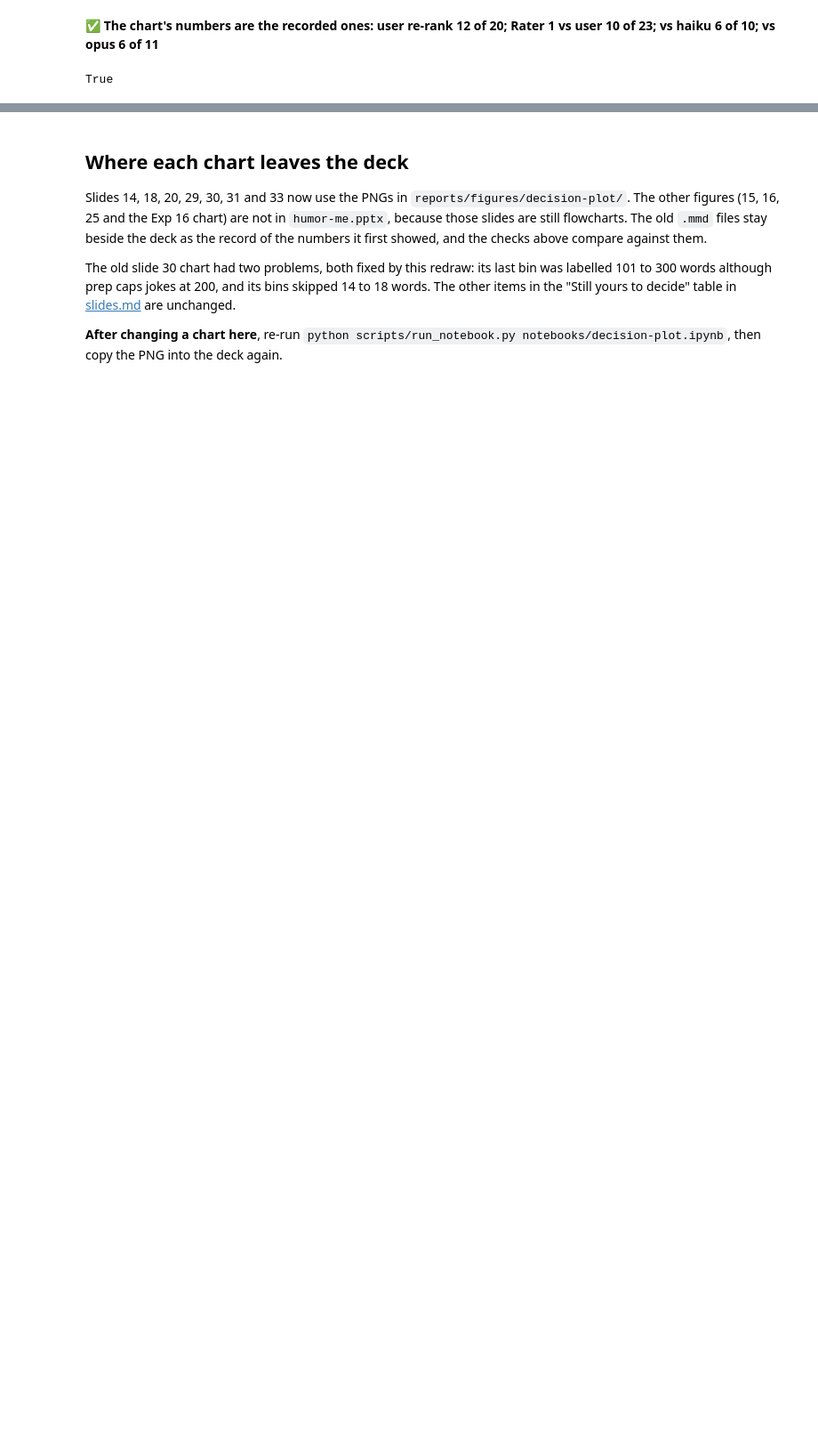
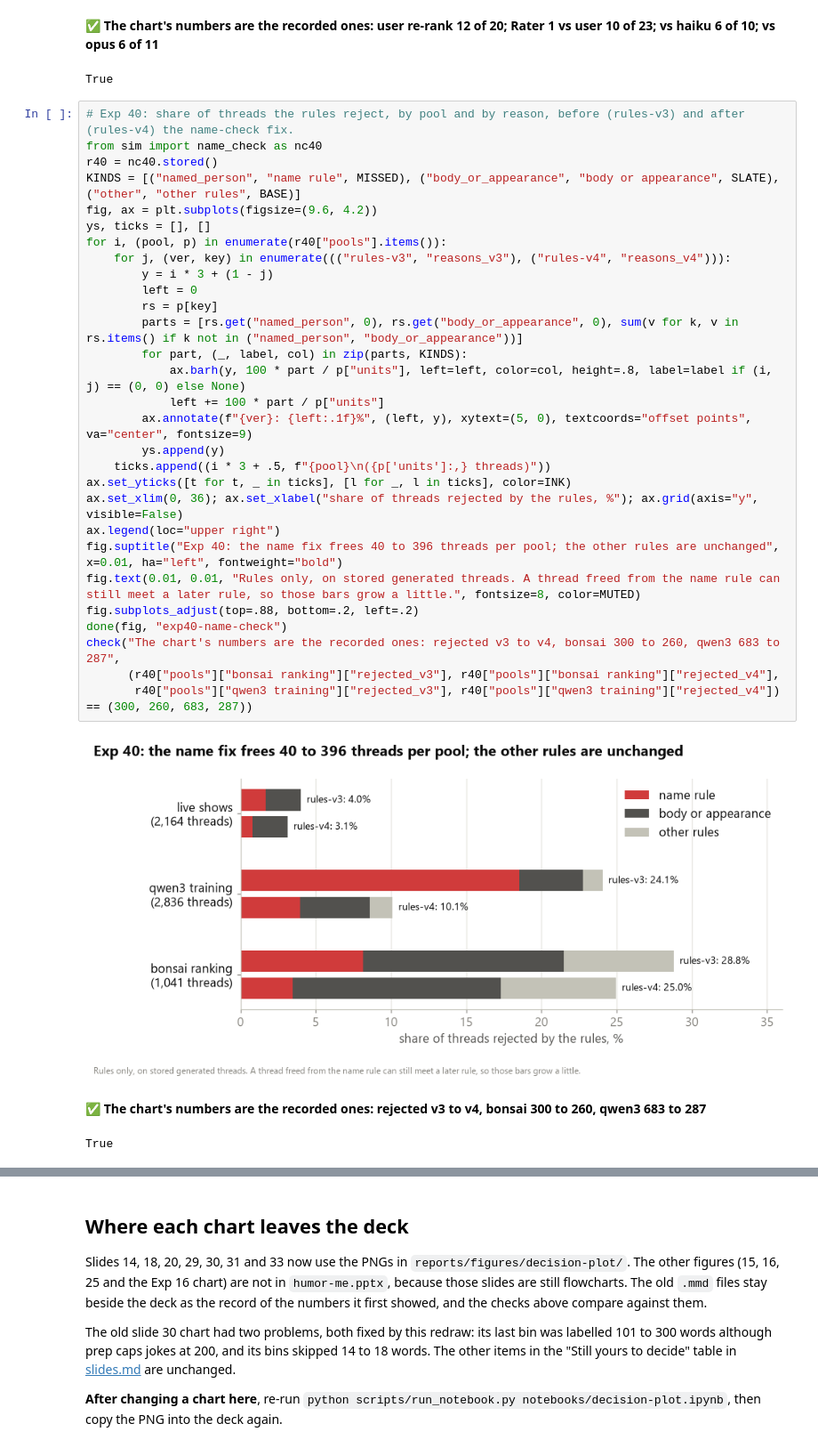
Before and after one commit to supriya-kotturu/humor-me, a Jupyter notebook: notebooks/decision-plot.ipynb, the cells around one changed output, grey strips where cells are left out. Shown at 89% size. Saved outputs shown, nothing was run; the diff lists cells and outputs as text; blank space fills up the shorter version.

```diff
--- a/notebooks/decision-plot.ipynb
+++ b/notebooks/decision-plot.ipynb
@@ -1275,6 +1275,39 @@ check("The chart's numbers are the recorded ones: user re-rank 12 of 20; Rater 1
 [figure]
 ✅ **The chart's numbers are the recorded ones: user re-rank 12 of 20; Rater 1 vs user 10 of 23; vs haiku 6 of 10; vs opus 6 of 11**
 True
+# %%
+# Exp 40: share of threads the rules reject, by pool and by reason, before (rules-v3) and after (rules-v4) the name-check fix.
+from sim import name_check as nc40
+r40 = nc40.stored()
+KINDS = [("named_person", "name rule", MISSED), ("body_or_appearance", "body or appearance", SLATE), ("other", "other rules", BASE)]
+fig, ax = plt.subplots(figsize=(9.6, 4.2))
+ys, ticks = [], []
+for i, (pool, p) in enumerate(r40["pools"].items()):
+    for j, (ver, key) in enumerate((("rules-v3", "reasons_v3"), ("rules-v4", "reasons_v4"))):
+        y = i * 3 + (1 - j)
+        left = 0
+        rs = p[key]
+        parts = [rs.get("named_person", 0), rs.get("body_or_appearance", 0), sum(v for k, v in rs.items() if k not in ("named_person", "body_or_appearance"))]
+        for part, (_, label, col) in zip(parts, KINDS):
+            ax.barh(y, 100 * part / p["units"], left=left, color=col, height=.8, label=label if (i, j) == (0, 0) else None)
+            left += 100 * part / p["units"]
+        ax.annotate(f"{ver}: {left:.1f}%", (left, y), xytext=(5, 0), textcoords="offset points", va="center", fontsize=9)
+        ys.append(y)
+    ticks.append((i * 3 + .5, f"{pool}\n({p['units']:,} threads)"))
+ax.set_yticks([t for t, _ in ticks], [l for _, l in ticks], color=INK)
+ax.set_xlim(0, 36); ax.set_xlabel("share of threads rejected by the rules, %"); ax.grid(axis="y", visible=False)
+ax.legend(loc="upper right")
+fig.suptitle("Exp 40: the name fix frees 40 to 396 threads per pool; the other rules are unchanged", x=0.01, ha="left", fontweight="bold")
+fig.text(0.01, 0.01, "Rules only, on stored generated threads. A thread freed from the name rule can still meet a later rule, so those bars grow a little.", fontsize=8, color=MUTED)
+fig.subplots_adjust(top=.88, bottom=.2, left=.2)
+done(fig, "exp40-name-check")
+check("The chart's numbers are the recorded ones: rejected v3 to v4, bonsai 300 to 260, qwen3 683 to 287",
+      (r40["pools"]["bonsai ranking"]["rejected_v3"], r40["pools"]["bonsai ranking"]["rejected_v4"],
+       r40["pools"]["qwen3 training"]["rejected_v3"], r40["pools"]["qwen3 training"]["rejected_v4"]) == (300, 260, 683, 287))
+# %% [output]
+[figure, added]
+✅ **The chart's numbers are the recorded ones: rejected v3 to v4, bonsai 300 to 260, qwen3 683 to 287**
+True
 # %%
 DP = "reports/figures/decision-plot"
 COVERAGE = {
```
Also changed, not shown: parts of 1 cell of this notebook, 9 other files.
